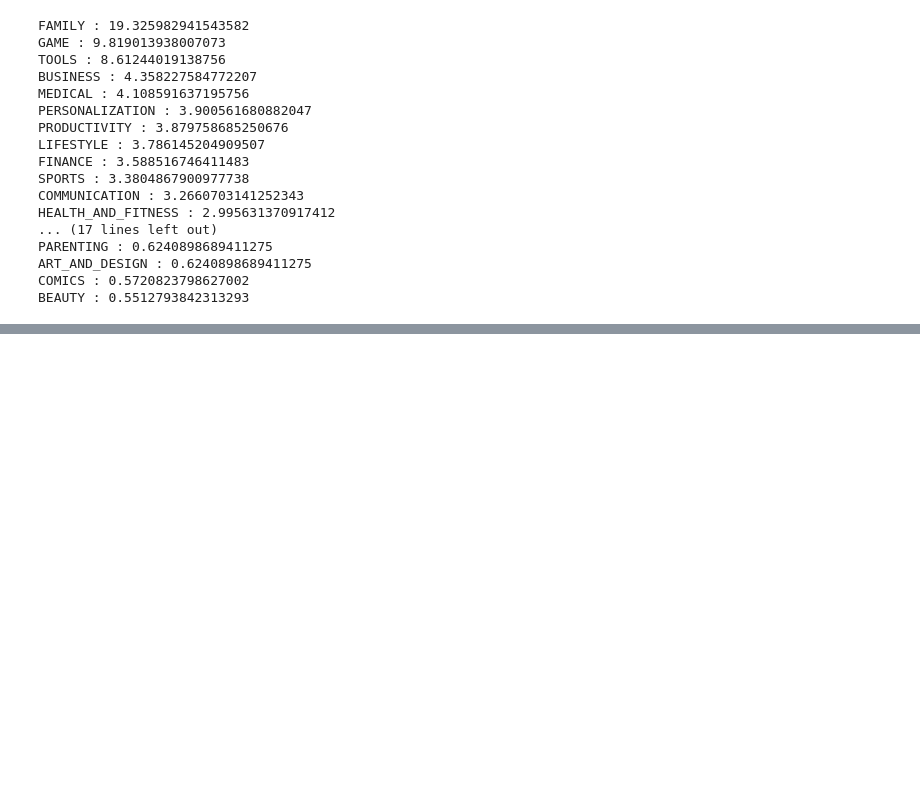
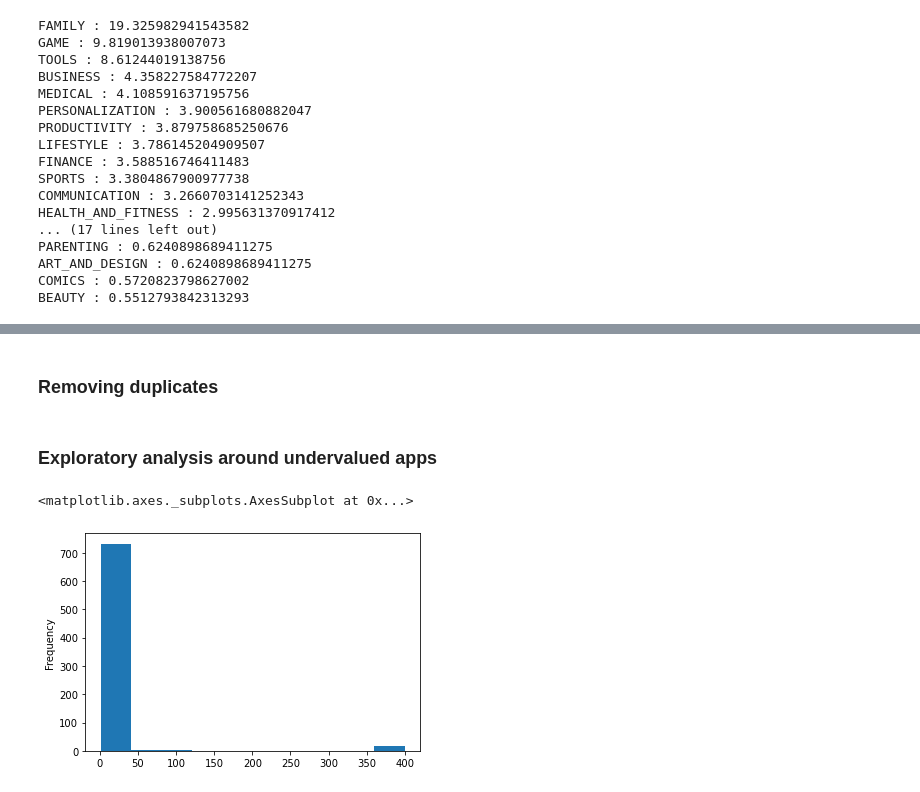
Before and after one commit to AnanduR32/Datascience, a Jupyter notebook: Case Studies/Python/Profitable App Profiles for the App Store and Google Play Markets/Basics.ipynb, the cells around one changed output, grey strips where cells are left out. Saved outputs shown, nothing was run; the diff lists cells and outputs as text; code cells hidden in the pictures; blank space fills up the shorter version.

```diff
--- a/Case Studies/Python/Profitable App Profiles for the App Store and Google Play Markets/Basics.ipynb
+++ b/Case Studies/Python/Profitable App Profiles for the App Store and Google Play Markets/Basics.ipynb
@@ -379,0 +406,2 @@ BEAUTY : 0.5512793842313293
+# %%
+playstore.drop(labels=10472, inplace=True)
@@ -379,0 +420,17 @@ BEAUTY : 0.5512793842313293
+# %%
+def clean_size(size):
+    size = size.replace("M","")
+    if size.endswith("k"):
+        size = float(size[:-1])/1000
+    elif size == "Varies with device":
+        size = np.NaN
+    else:
+        size = float(size)
+    return size
+# %%
+playstore["Price"] = playstore["Price"].str.replace("$", "").astype("float")
+paid = playstore[playstore["Price"] != 0].copy()
+paid.drop("Type", axis = "columns",inplace = True)
+paid["Reviews"] = paid["Reviews"].astype(int)
+paid["Size"] = paid['Size'].apply(clean_size).astype(float)
+paid.info()
@@ -379,0 +457,14 @@ BEAUTY : 0.5512793842313293
+# %% [markdown]
+### Removing duplicates
+# %%
+paid = paid.sort_values("Reviews", ascending = False)
+paid.drop_duplicates(subset = "App", keep = "first",inplace = True)
+paid.duplicated("App").sum()
+paid.reset_index(drop = True, inplace = True)
+# %% [markdown]
+### Exploratory analysis around undervalued apps
+# %%
+paid["Price"].plot(kind = "hist")
+# %% [output]
+<matplotlib.axes._subplots.AxesSubplot at 0x...>
+[figure, added]
```
Also changed, not shown: parts of 63 cells of this notebook, 5 other files.
